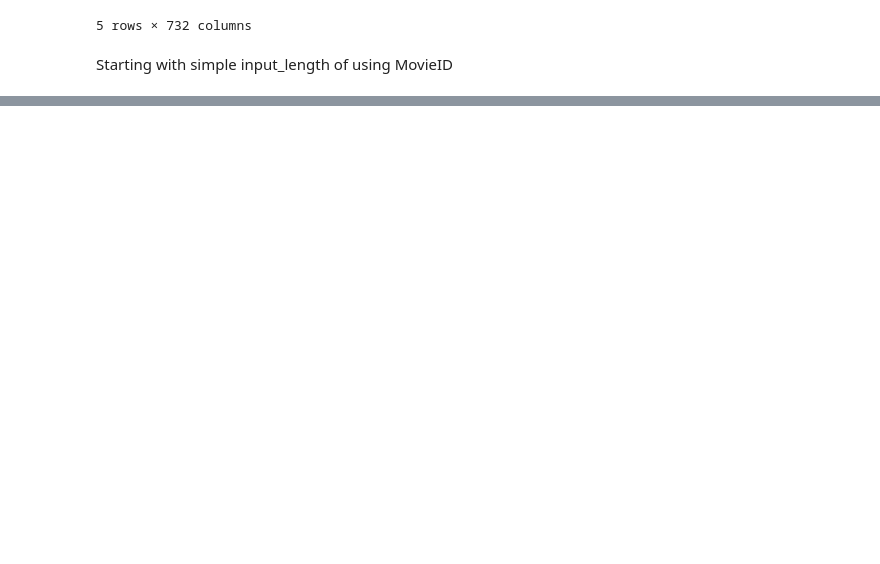
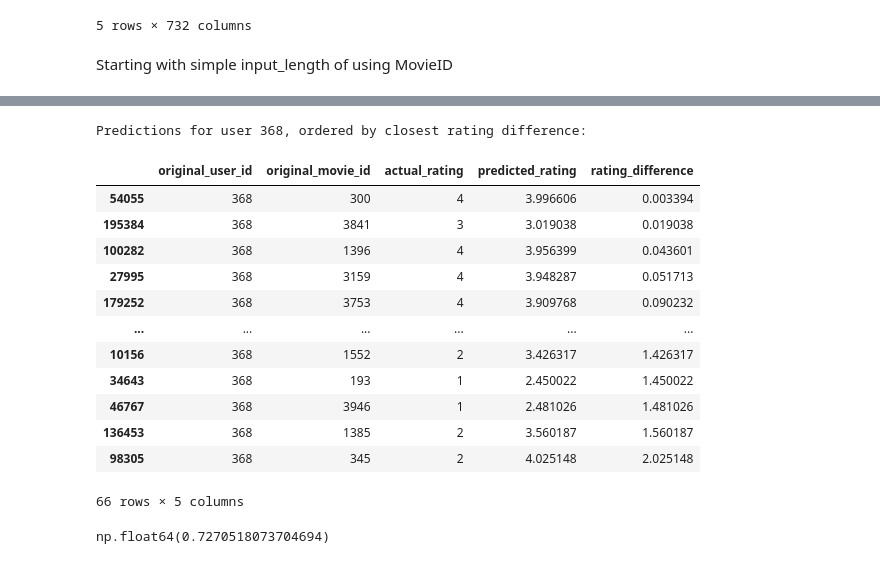
Before and after one commit to Vink23/Recommendation_Model, a Jupyter notebook: Recommendation_System.ipynb, the cells around one changed output, grey strips where cells are left out. Cells and saved outputs as stored; diff of their text form; code cells hidden in the pictures; blank space fills up the shorter version.

```diff
--- a/Recommendation_System.ipynb
+++ b/Recommendation_System.ipynb
@@ -361,7 +361,7 @@ movie_embedding = Flatten()(movie_embedding)
 # %%
 ### Add vectorization layer when coming back and doing title embeddings
 # %%
-movie_genre_input = Input(shape=(21,), name="movie_genres_input")  # one-hot
+movie_genre_input = Input(shape=(18,), name="movie_genres_input")  # one-hot
 movie_year_input = Input(shape=(1,), name="movie_year_input")
 # %%
 movie_features = Concatenate()([
@@ -522,11 +512,17 @@ print(f"Test loss (MSE): {test_loss:.4f}")
 # %%
 # Make predictions on the full test set
-test_predictions = model.predict([test_user_ids, test_movie_ids])
+test_predictions = model.predict([test_user_ids,
+                                  test_movie_ids,
+                                  test_user_ages,
+                                  test_user_occs,
+                                  test_user_avg_ratings,
+                                  test_movie_years,
+                                  test_movie_genres])
 
-# Add the original user IDs, movie IDs, actual ratings, and predicted ratings to a DataFrame
+# Add the original user IDs, movie IDs, actual ratings, and predicted ratings to a DataFrame, and convert back to original movie and user IDs
 test_results = pd.DataFrame({
-    'original_user_id': user_encoder.inverse_transform(test_user_ids),  # Convert encoded user IDs back to original
-    'original_movie_id': movie_encoder.inverse_transform(test_movie_ids),  # Convert encoded movie IDs back to original
+    'original_user_id': user_encoder.inverse_transform(test_user_ids),
+    'original_movie_id': movie_encoder.inverse_transform(test_movie_ids),
     'actual_rating': test_ratings,
-    'predicted_rating': test_predictions.flatten()  # Flatten to a 1D array
+    'predicted_rating': test_predictions.flatten()
 })
@@ -533,16 +547,34 @@ test_results = pd.DataFrame({
 # %%
-# Calculate the difference between actual and predicted ratings
 test_results['rating_difference'] = abs(test_results['actual_rating'] - test_results['predicted_rating'])
 
 # Filter by a specific user ID, for example:
-filter_user_id = '8e7cebf9a234c064b75016249f2ac65e'  # Replace with the desired user ID
+filter_user_id = 368
 
-# Filter the DataFrame by the original user ID
+
 filtered_results = test_results[test_results['original_user_id'] == filter_user_id]
 
-# Sort by the closest rating difference (smallest difference first)
+
 filtered_results_sorted = filtered_results.sort_values(by='rating_difference')
 
 # Display sorted results
 print(f"Predictions for user {filter_user_id}, ordered by closest rating difference:")
 filtered_results_sorted
+# %% [output]
+Predictions for user 368, ordered by closest rating difference:
+|  | original_user_id | original_movie_id | actual_rating | predicted_rating | rating_difference |
+| 54055 | 368 | 300 | 4 | 3.996606 | 0.003394 |
+| 195384 | 368 | 3841 | 3 | 3.019038 | 0.019038 |
+| 100282 | 368 | 1396 | 4 | 3.956399 | 0.043601 |
+| 27995 | 368 | 3159 | 4 | 3.948287 | 0.051713 |
+| 179252 | 368 | 3753 | 4 | 3.909768 | 0.090232 |
+| ... | ... | ... | ... | ... | ... |
+| 10156 | 368 | 1552 | 2 | 3.426317 | 1.426317 |
+| 34643 | 368 | 193 | 1 | 2.450022 | 1.450022 |
+| 46767 | 368 | 3946 | 1 | 2.481026 | 1.481026 |
+| 136453 | 368 | 1385 | 2 | 3.560187 | 1.560187 |
+| 98305 | 368 | 345 | 2 | 4.025148 | 2.025148 |
+66 rows × 5 columns
+# %%
+test_results['rating_difference'].mean()
+# %% [output]
+np.float64(0.7270518073704694)
```
Also changed, not shown: parts of 11 cells of this notebook.
